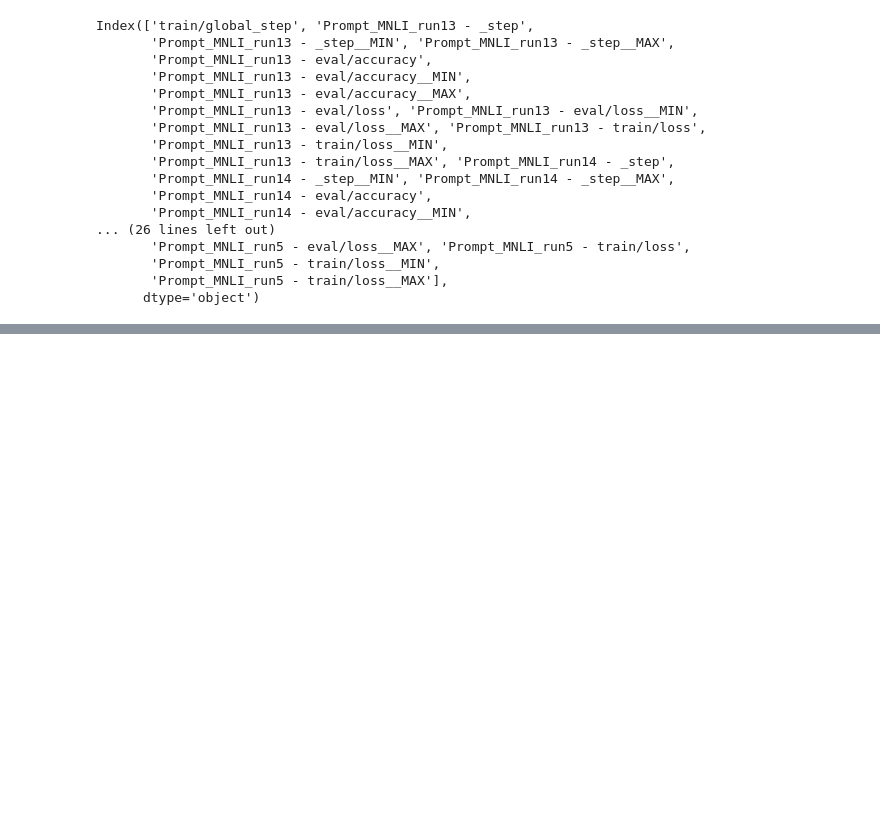
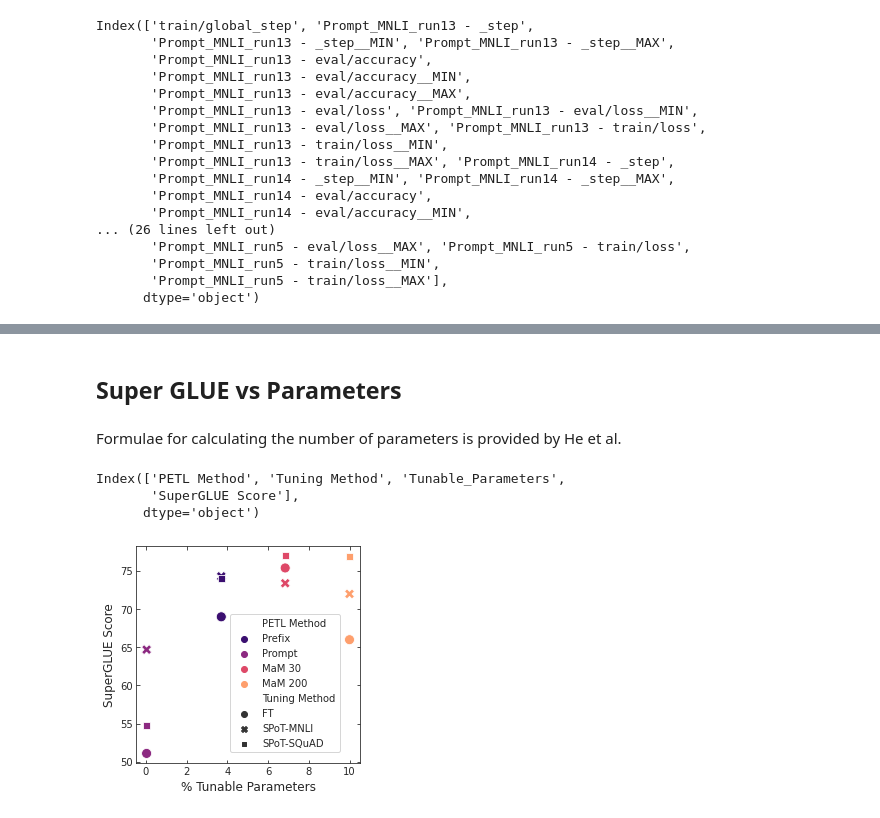
Before and after one commit to atox120/w266_final_project, a Jupyter notebook: figures/Figures.ipynb, the cells around one changed output, grey strips where cells are left out. Drawn from its saved outputs; the diff is of its cells as text; code cells hidden in the pictures; blank space fills up the shorter version.

Commit message:
Figure update and FFT scripts

```diff
--- a/figures/Figures.ipynb
+++ b/figures/Figures.ipynb
@@ -317,0 +323,39 @@ with sns.axes_style("white", style_dict):
+# %% [markdown]
+## Super GLUE vs Parameters
+# %% [markdown]
+Formulae for calculating the number of parameters is provided by He et al.
+# %%
+df_sp = pd.read_csv("data/Score_Params.csv")
+# %%
+df_sp.columns
+# %% [output]
+Index(['PETL Method', 'Tuning Method', 'Tunable_Parameters',
+       'SuperGLUE Score'],
+      dtype='object')
+# %%
+# Generate Plots
+# Save
+fname = "Score_Prams"
+
+with sns.axes_style("white", style_dict):
+
+    fig, axes = plt.subplots(figsize=(4,4))
+
+    # Plot Validation Accuracy
+    p4 = sns.scatterplot(
+        data = df_sp, x = 'Tunable_Parameters', y = 'SuperGLUE Score', hue = 'PETL Method',
+        palette = 'magma', alpha = 1, style = 'Tuning Method', s=100
+    )
+
+    # Set some specific legelnd and scale parameters
+    axes.legend(loc= [0.42,0.05])#, title='Legend')
+
+    #Adjust Label size
+    p4.set_xlabel("% Tunable Parameters", fontsize = 12)
+    p4.set_ylabel("SuperGLUE Score", fontsize = 12)
+    #p4.ticklabel_format(axis='x', style='sci', scilimits=(3,4), useMathText=True)
+
+    #save
+    plt.savefig(f"{fname}.png", format = 'png')
+# %% [output]
+[figure, added]
```
Also changed, not shown: parts of 5 cells of this notebook, 11 other files.
